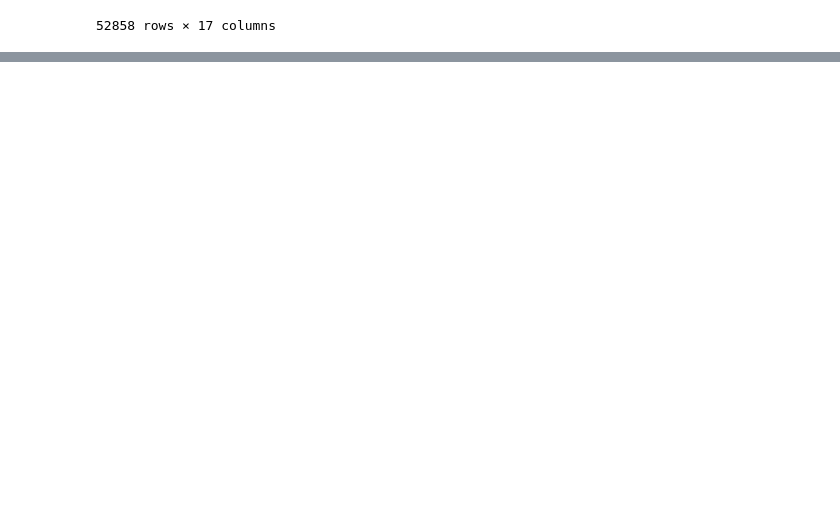
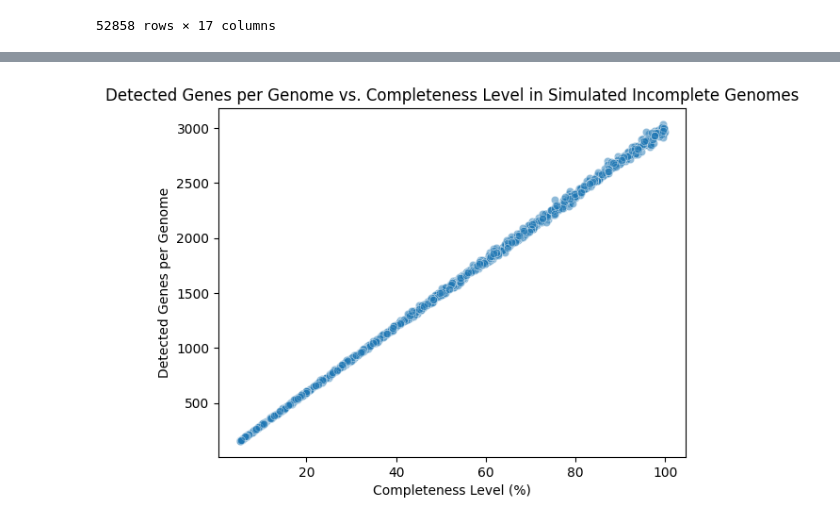
Before and after one commit to blasks/gene-prevalence, a Jupyter notebook: analyses/data-cleaning.ipynb, the cells around one changed output, grey strips where cells are left out. Drawn from its saved outputs; the diff is of its cells as text; code cells hidden in the pictures; blank space fills up the shorter version.

Commit message:
Saving work in progress on data cleaning and Bernoulli model analyses

```diff
--- a/analyses/data-cleaning.ipynb
+++ b/analyses/data-cleaning.ipynb
@@ -296,0 +348,30 @@ HLII genomes: 519
+# %%
+# simulate incomplete genomes by applying random masking to the
+# complete simulated presence-absence data
+
+# randomly set completeness level of simulated genomes between 5% and 100%
+completeness_levels = rng.uniform(0.05, 1.0, size=n_genomes)
+
+# build incomplete presence-absence matrix by masking genes in complete matrix
+# according to completeness levels
+sim_incomplete_df = sim_complete_df.copy()
+for genome, completeness in zip(simulated_genomes, completeness_levels):
+    # retrieve locations of genes present in the complete genome
+    present_genes = sim_complete_df[genome] == 1
+    # determine how many of the present genes to mask based on the completeness level
+    n_present = present_genes.sum()
+    n_to_mask = int(n_present * (1 - completeness))
+    if n_to_mask > 0:
+        # randomly select genes to mask from the present genes
+        genes_to_mask = rng.choice(
+            sim_complete_df.index[present_genes], size=n_to_mask, replace=False)
+        sim_incomplete_df.loc[genes_to_mask, genome] = 0
+
+# look at detected genes per genome in simulated incomplete data
+sns.scatterplot(x=completeness_levels * 100, y=sim_incomplete_df.sum(axis=0), alpha=0.5)
+plt.xlabel('Completeness Level (%)')
+plt.ylabel('Detected Genes per Genome')
+plt.title('Detected Genes per Genome vs. Completeness Level in Simulated Incomplete Genomes')
+plt.show()
+# %% [output]
+[figure, added]
```
Also changed, not shown: parts of 20 cells of this notebook, 1 other file.
